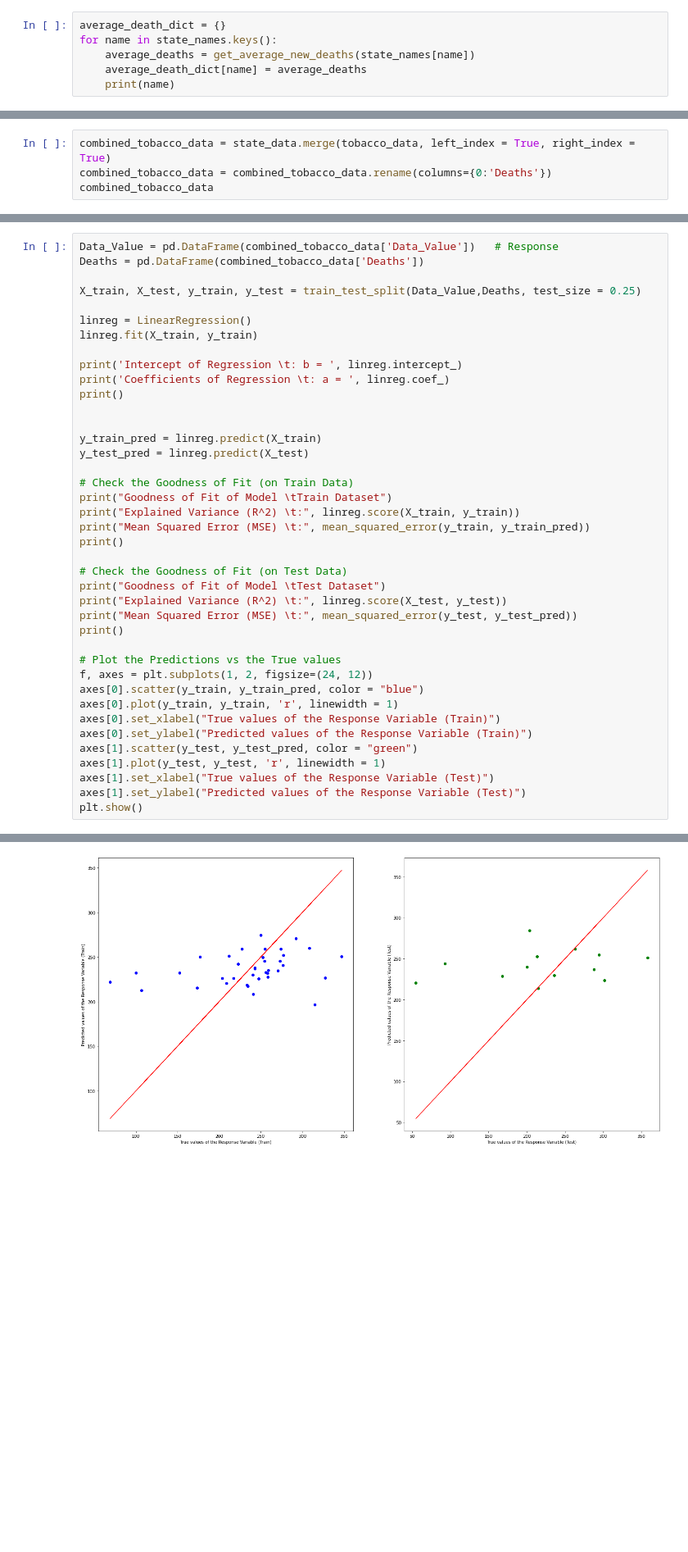
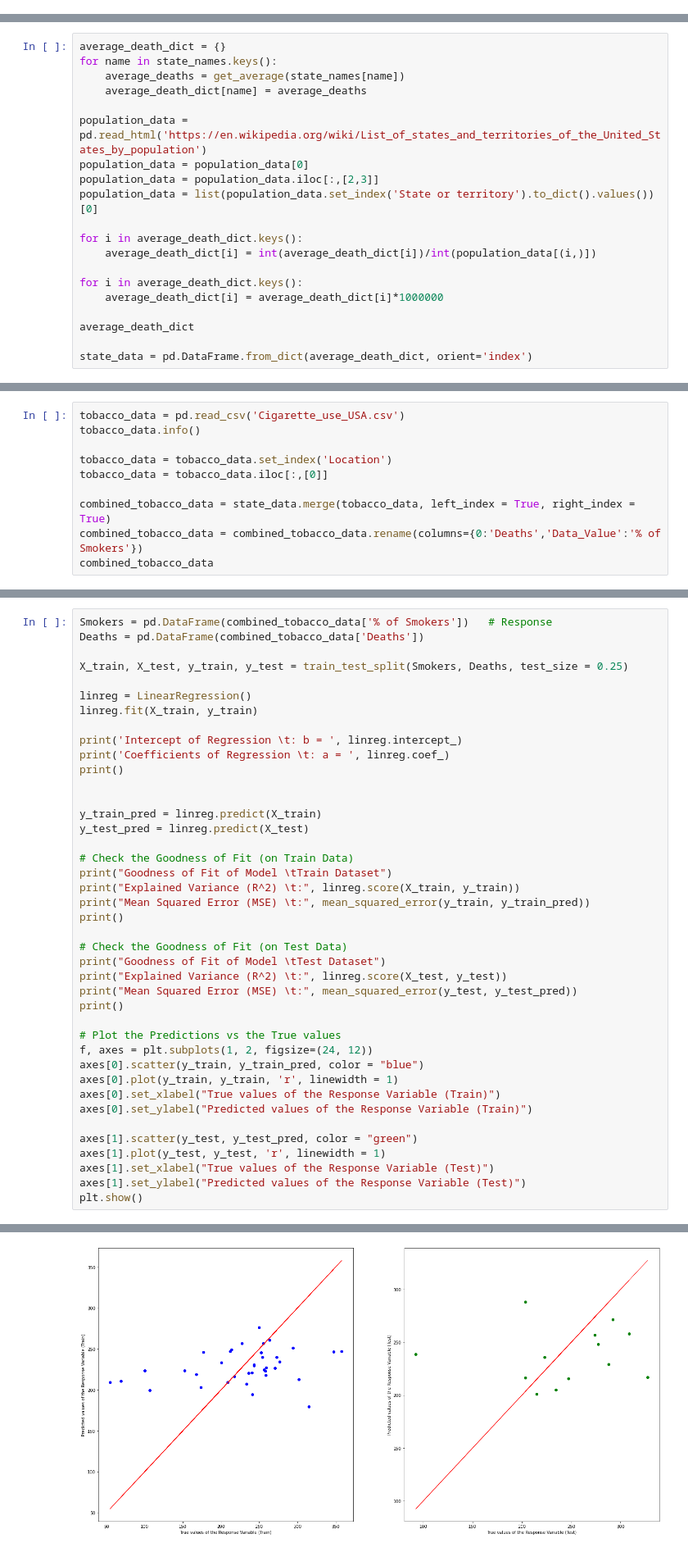
Before and after one commit to odinghosh/CE1115_project, a Jupyter notebook: CE1115_Project_060421_Main.ipynb, the cells around one changed output, grey strips where cells are left out. Shown at 82% size. Cells and saved outputs as stored; diff of their text form; blank space fills up the shorter version.

```diff
--- a/CE1115_Project_060421_Main.ipynb
+++ b/CE1115_Project_060421_Main.ipynb
@@ -99,6 +0,0 @@ get_average_new_deaths(state_names['Alabama'])
-# %%
-average_death_dict = {}
-for name in state_names.keys():
-    average_deaths = get_average_new_deaths(state_names[name])
-    average_death_dict[name] = average_deaths
-    print(name)
@@ -157,2 +129,22 @@ average_death_dict
+# %%
+average_death_dict = {}
+for name in state_names.keys():
+    average_deaths = get_average(state_names[name])
+    average_death_dict[name] = average_deaths
+
+population_data = pd.read_html('https://en.wikipedia.org/wiki/List_of_states_and_territories_of_the_United_States_by_population')
+population_data = population_data[0]
+population_data = population_data.iloc[:,[2,3]]
+population_data = list(population_data.set_index('State or territory').to_dict().values())[0]
+
+for i in average_death_dict.keys():
+    average_death_dict[i] = int(average_death_dict[i])/int(population_data[(i,)])
+
+for i in average_death_dict.keys():
+    average_death_dict[i] = average_death_dict[i]*1000000
+
+average_death_dict
+
+state_data = pd.DataFrame.from_dict(average_death_dict, orient='index')
 # %% [markdown]
 # Uni-Variate Data for Diversity Index
@@ -351,5 +268,11 @@ tobacco_data
 # %%
+tobacco_data = pd.read_csv('Cigarette_use_USA.csv')
+tobacco_data.info()
+
+tobacco_data = tobacco_data.set_index('Location')
+tobacco_data = tobacco_data.iloc[:,[0]]
+
 combined_tobacco_data = state_data.merge(tobacco_data, left_index = True, right_index = True)
-combined_tobacco_data = combined_tobacco_data.rename(columns={0:'Deaths'})
+combined_tobacco_data = combined_tobacco_data.rename(columns={0:'Deaths','Data_Value':'% of Smokers'})
 combined_tobacco_data
 # %% [output]
@@ -384,8 +316,8 @@ combined_tobacco_data.corr()
 # %%
-Data_Value = pd.DataFrame(combined_tobacco_data['Data_Value'])   # Response
+Smokers = pd.DataFrame(combined_tobacco_data['% of Smokers'])   # Response
 Deaths = pd.DataFrame(combined_tobacco_data['Deaths'])
 
-X_train, X_test, y_train, y_test = train_test_split(Data_Value,Deaths, test_size = 0.25)
+X_train, X_test, y_train, y_test = train_test_split(Smokers, Deaths, test_size = 0.25)
 
 linreg = LinearRegression()
 linreg.fit(X_train, y_train)
@@ -416,6 +348,7 @@ axes[0].scatter(y_train, y_train_pred, color = "blue")
 axes[0].plot(y_train, y_train, 'r', linewidth = 1)
 axes[0].set_xlabel("True values of the Response Variable (Train)")
 axes[0].set_ylabel("Predicted values of the Response Variable (Train)")
+
 axes[1].scatter(y_test, y_test_pred, color = "green")
 axes[1].plot(y_test, y_test, 'r', linewidth = 1)
 axes[1].set_xlabel("True values of the Response Variable (Test)")
@@ -435,4 +368,4 @@ Mean Squared Error (MSE)        : 6581.502618669925
-[figure, old version]
+[figure, new version]
 # %%
 regline_x = X_train
 regline_y = linreg.intercept_ + linreg.coef_ * X_train
```
Also changed, not shown: parts of 87 cells of this notebook.
